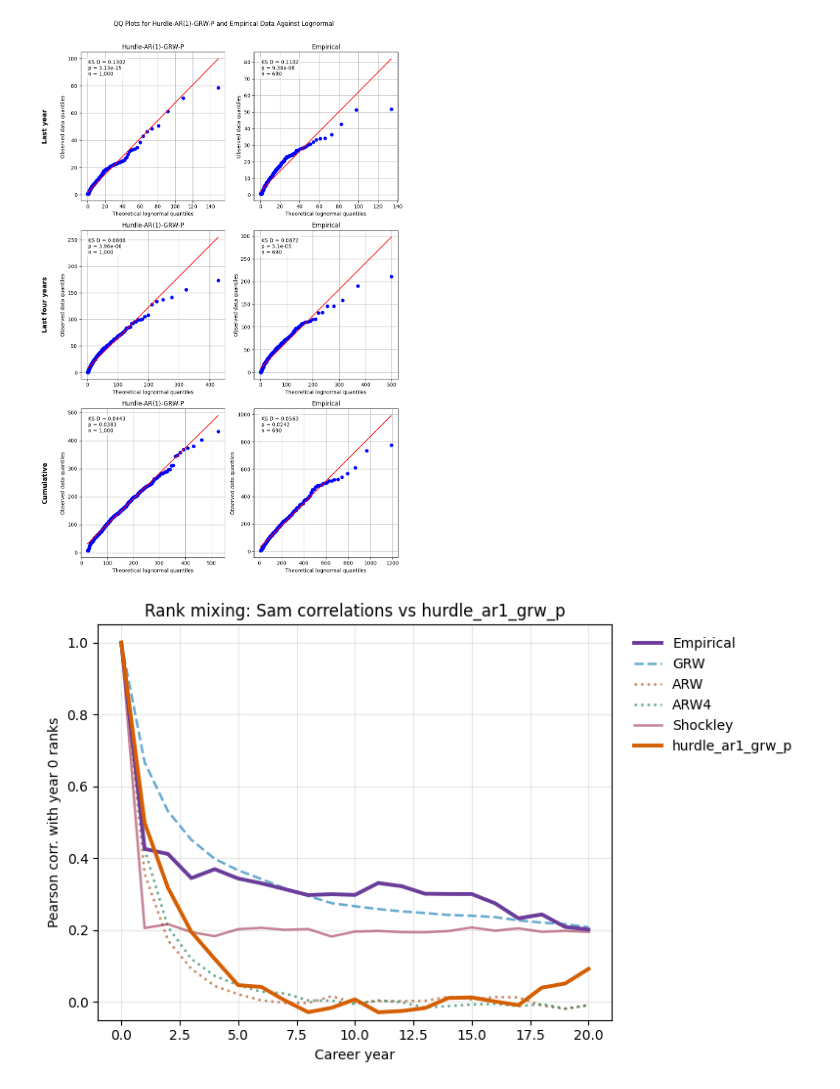
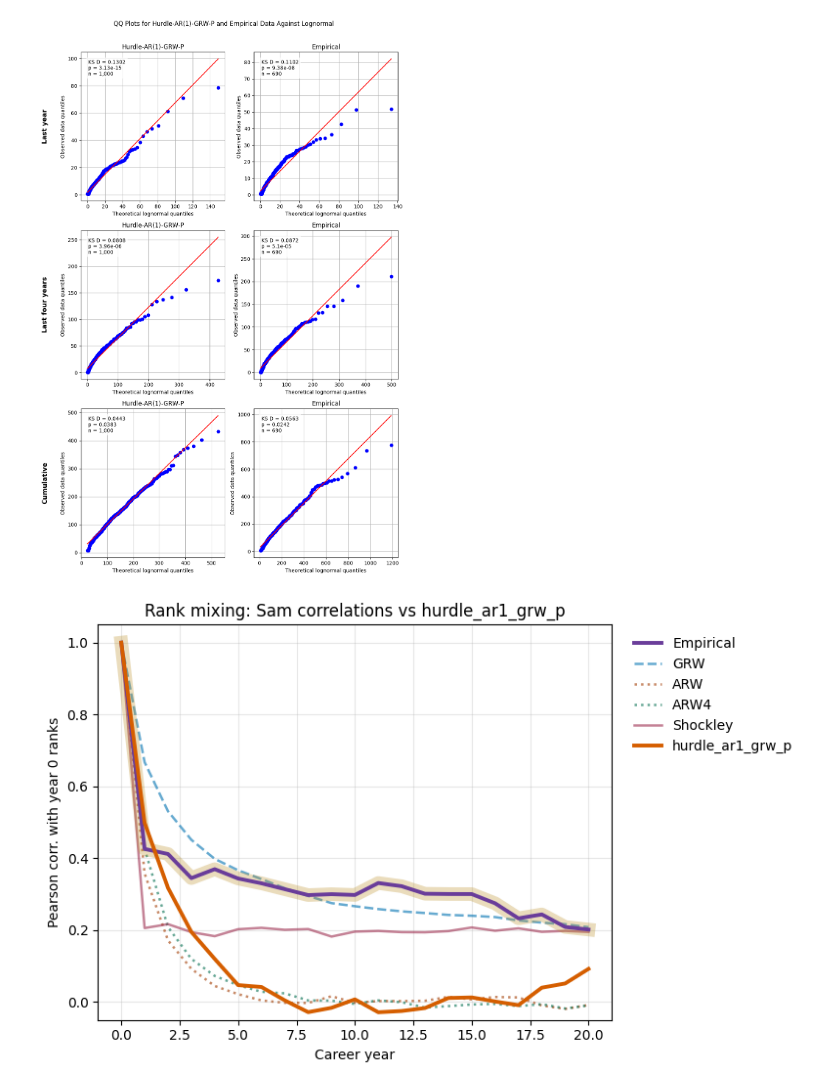
Before and after one commit to crabwife/seven_models_shockley, a Jupyter notebook: notebooks/notebooks_Hurdle/Hurdle_AR1_GRW_P.ipynb, the cells around one changed output. Saved outputs shown, nothing was run; the diff lists cells and outputs as text; code cells hidden in the pictures.

```diff
--- a/notebooks/notebooks_Hurdle/Hurdle_AR1_GRW_P.ipynb
+++ b/notebooks/notebooks_Hurdle/Hurdle_AR1_GRW_P.ipynb
@@ -1967,31 +1967,33 @@ corr_traj = pd.DataFrame({
     MODEL_TAG: corr_traj,})
 
 palette = ["#0072B2", "#A23B00", "#006D4E", "#6A3D9A", "#9E2F50", "#D55E00"]
 
 sams_corr.insert(0, "CareerAge", np.arange(len(sams_corr)))
 
 corr_compare = sams_corr.merge(corr_traj, on="CareerAge", how="left")
 corr_compare.to_csv(OUT / f"{MODEL_TAG}_corrCompare.csv", index=False)
 
 fig, ax = plt.subplots(figsize=(8, 5))
 
 ax.plot(corr_compare["CareerAge"], corr_compare["CS_empirical"], color=palette[3], linewidth=2.8, label="Empirical", zorder=6)
+ax.plot(corr_compare["CareerAge"], corr_compare["CS_empirical"], color='#BA8E23', alpha = 0.3, linewidth=10, zorder=4)
+
 ax.plot(corr_compare["CareerAge"], corr_compare["GRW"], color=palette[0], linestyle="dashed", linewidth=1.8, alpha=0.6, label="GRW")
 ax.plot(corr_compare["CareerAge"], corr_compare["ARW"], color=palette[1], linestyle="dotted", linewidth=1.8, alpha=0.6, label="ARW")
 ax.plot(corr_compare["CareerAge"], corr_compare["ARW4"], color=palette[2], linestyle="dotted", linewidth=1.8, alpha=0.6, label="ARW4")
 ax.plot(corr_compare["CareerAge"], corr_compare["Shockley"], color=palette[4], linewidth=1.8, alpha=0.6, label="Shockley")
 
 ax.plot(corr_compare["CareerAge"], corr_compare[MODEL_TAG], color=palette[5], linewidth=2.8, label=MODEL_TAG, zorder=7)
 
 ax.set_title(f"Rank mixing: Sam correlations vs {MODEL_TAG}")
 ax.set_xlabel("Career year")
 ax.set_ylabel("Pearson corr. with year 0 ranks")
 ax.set_ylim(-0.05, 1.05)
 ax.grid(True, alpha=0.3)
 ax.legend(bbox_to_anchor=(1.02, 1), loc="upper left", frameon=False)
 
 plt.tight_layout()
 plt.savefig(OUT / f"{MODEL_TAG}_corrCompare.png", dpi=300, bbox_inches="tight")
 plt.show()
 # %% [output]
-[figure, old version]
+[figure, new version]
```
Also changed, not shown: 44 other files.
